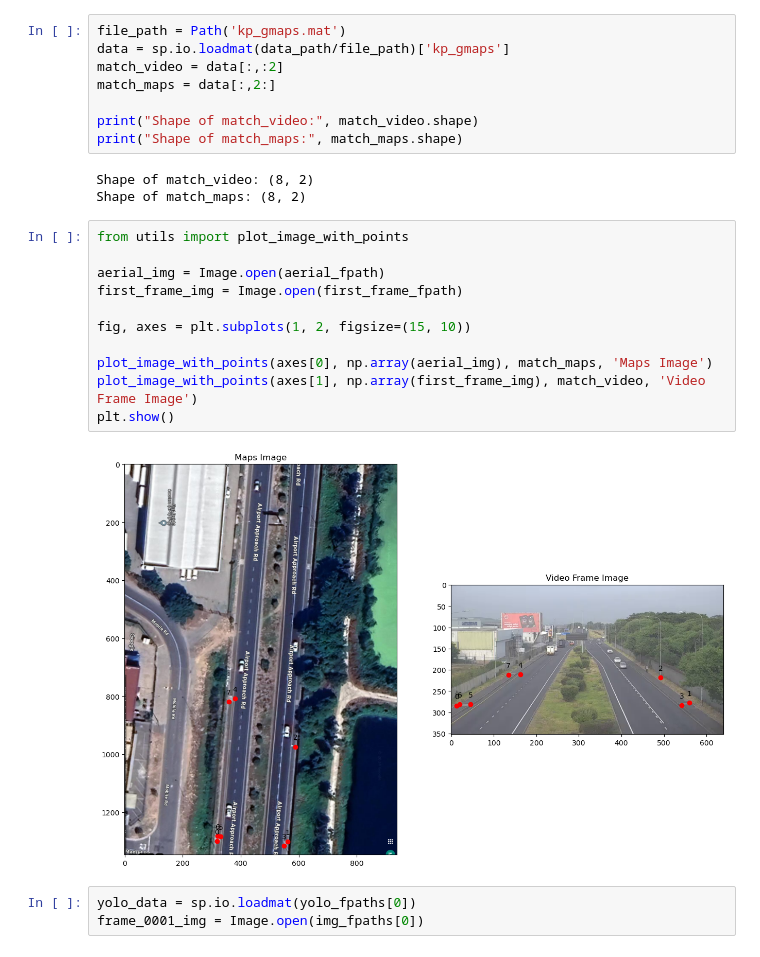
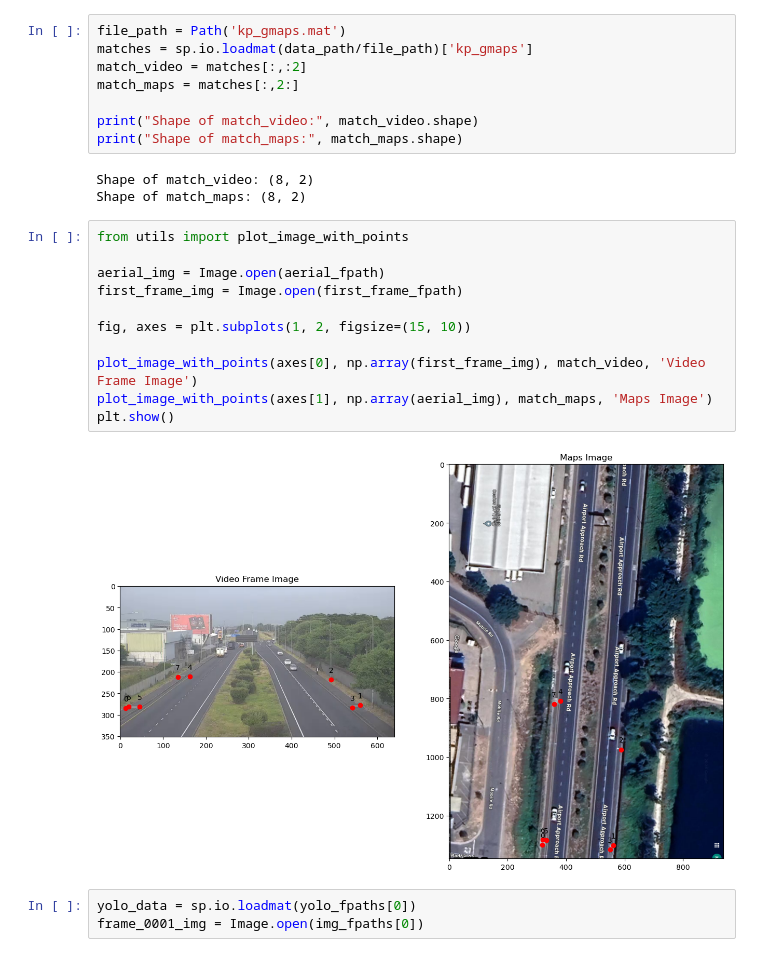
Before and after one commit to DaviGiordano/piv-hw, a Jupyter notebook: Part1_1/airport.ipynb, the cells around one changed output. Saved outputs shown, nothing was run; the diff lists cells and outputs as text.

```diff
--- a/Part1_1/airport.ipynb
+++ b/Part1_1/airport.ipynb
@@ -60,9 +62,9 @@ for i in range(len(img_fpaths)):
 # 1. Visualizing available data
 # %%
 file_path = Path('kp_gmaps.mat')
-data = sp.io.loadmat(data_path/file_path)['kp_gmaps']
-match_video = data[:,:2]
-match_maps = data[:,2:]
+matches = sp.io.loadmat(data_path/file_path)['kp_gmaps']
+match_video = matches[:,:2]
+match_maps = matches[:,2:]
 
 print("Shape of match_video:", match_video.shape)
 print("Shape of match_maps:", match_maps.shape)
@@ -72,16 +74,16 @@ Shape of match_maps: (8, 2)
 # %%
 from utils import plot_image_with_points
 
 aerial_img = Image.open(aerial_fpath)
 first_frame_img = Image.open(first_frame_fpath)
 
 fig, axes = plt.subplots(1, 2, figsize=(15, 10))
 
-plot_image_with_points(axes[0], np.array(aerial_img), match_maps, 'Maps Image')
-plot_image_with_points(axes[1], np.array(first_frame_img), match_video, 'Video Frame Image')
+plot_image_with_points(axes[0], np.array(first_frame_img), match_video, 'Video Frame Image')
+plot_image_with_points(axes[1], np.array(aerial_img), match_maps, 'Maps Image')
 plt.show()
 # %% [output]
-[figure, old version]
+[figure, new version]
 # %%
 yolo_data = sp.io.loadmat(yolo_fpaths[0])
 frame_0001_img = Image.open(img_fpaths[0])
```
Also changed, not shown: parts of 10 cells of this notebook.
